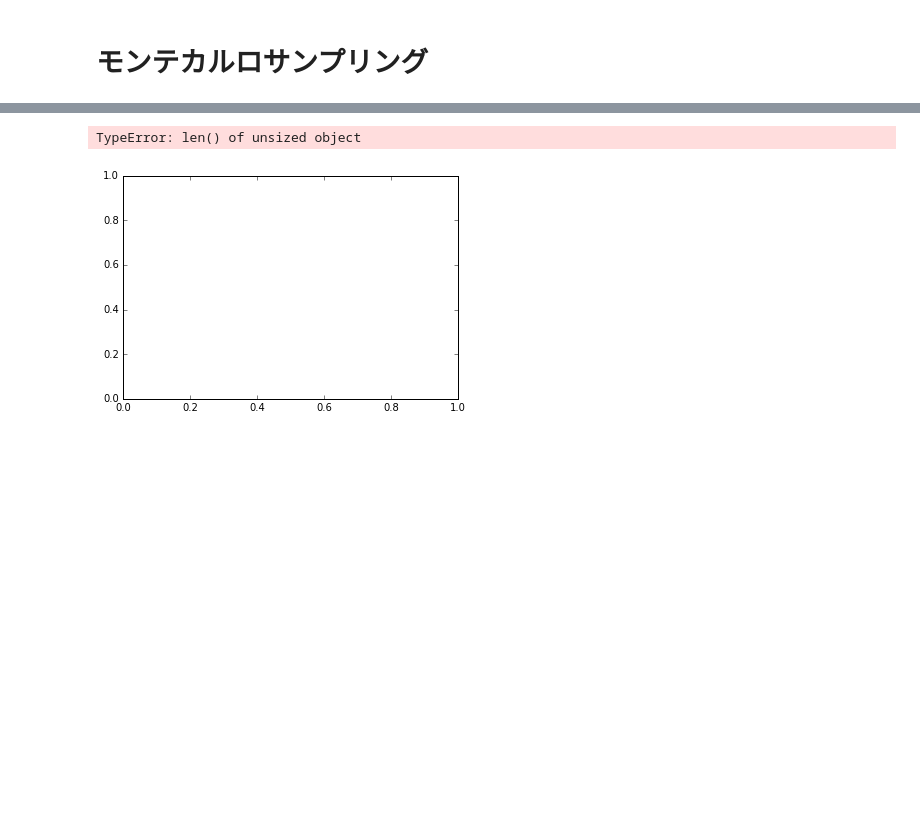
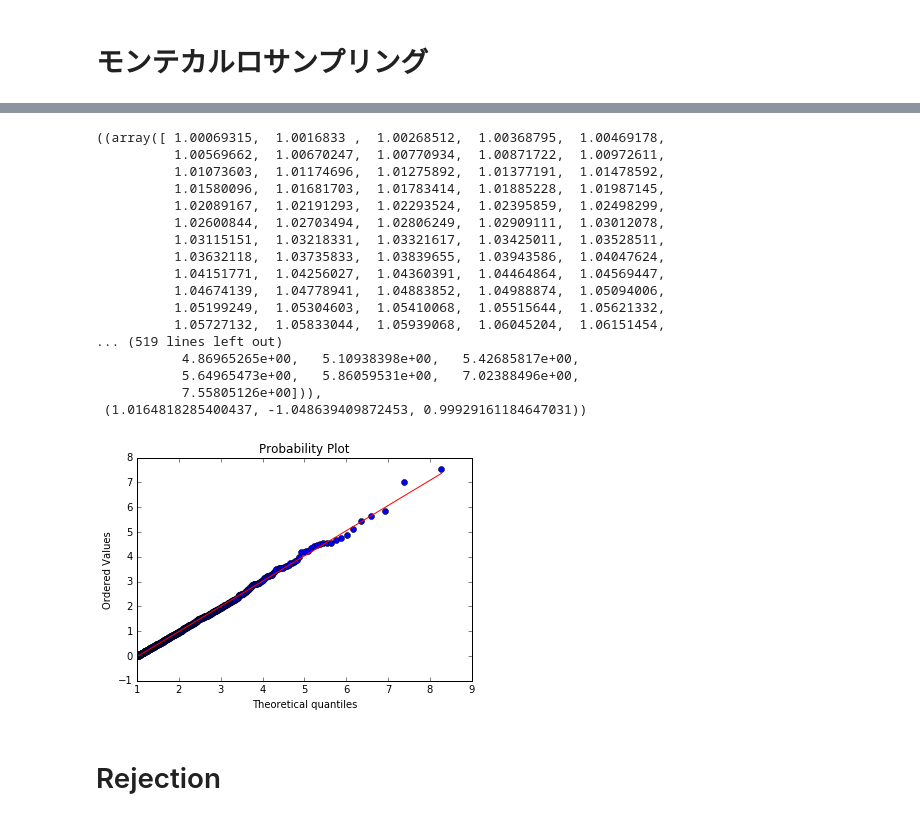
Before and after one commit to SnowMasaya/python_science_excerise, a Jupyter notebook: code/docker/python/python-science-2.ipynb, the cells around one changed output, grey strips where cells are left out. Saved outputs shown, nothing was run; the diff lists cells and outputs as text; code cells hidden in the pictures; blank space fills up the shorter version.

```diff
--- a/code/docker/python/python-science-2.ipynb
+++ b/code/docker/python/python-science-2.ipynb
@@ -419,14 +414,32 @@ df.groupby("v").count() / df.shape[0]
 # %%
 from numpy import array, log
 import scipy.stats
 alpha = 1.
 nsamp = 1000
 u = scipy.stats.uniform(0, 1)
 Finv = lambda u: 1/alpha*log(1/(1-u))
-v = array(map(Finv, u.rvs(nsamp)))
+v = array(list(map(Finv, u.rvs(nsamp))))
 
 fig,ax=subplots()
-scipy.stats.probplot(v, (1,), dist="expon", plot=ax)
+scipy.stats.probplot(v, (1,), dist='expon', plot=ax)
 # %% [output]
-TypeError: len() of unsized object
+((array([ 1.00069315,  1.0016833 ,  1.00268512,  1.00368795,  1.00469178,
+          1.00569662,  1.00670247,  1.00770934,  1.00871722,  1.00972611,
+          1.01073603,  1.01174696,  1.01275892,  1.01377191,  1.01478592,
+          1.01580096,  1.01681703,  1.01783414,  1.01885228,  1.01987145,
+          1.02089167,  1.02191293,  1.02293524,  1.02395859,  1.02498299,
+          1.02600844,  1.02703494,  1.02806249,  1.02909111,  1.03012078,
+          1.03115151,  1.03218331,  1.03321617,  1.03425011,  1.03528511,
+          1.03632118,  1.03735833,  1.03839655,  1.03943586,  1.04047624,
+          1.04151771,  1.04256027,  1.04360391,  1.04464864,  1.04569447,
+          1.04674139,  1.04778941,  1.04883852,  1.04988874,  1.05094006,
+          1.05199249,  1.05304603,  1.05410068,  1.05515644,  1.05621332,
+          1.05727132,  1.05833044,  1.05939068,  1.06045204,  1.06151454,
+... (519 lines left out)
+           4.86965265e+00,   5.10938398e+00,   5.42685817e+00,
+           5.64965473e+00,   5.86059531e+00,   7.02388496e+00,
+           7.55805126e+00])),
+ (1.0164818285400437, -1.048639409872453, 0.99929161184647031))
-[figure, old version]
+[figure, new version]
+# %% [markdown]
+# Rejection
```
Also changed, not shown: parts of 5 cells of this notebook.
